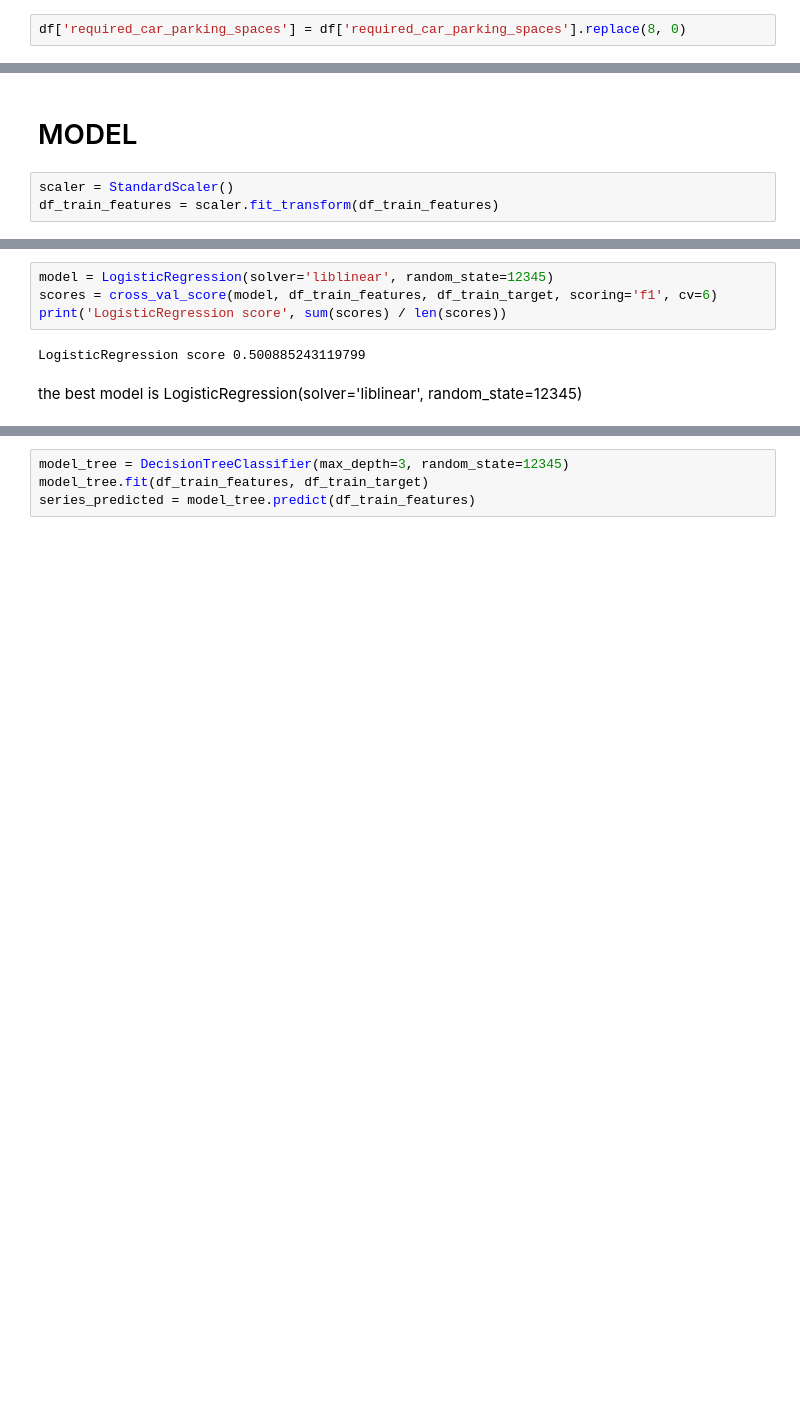
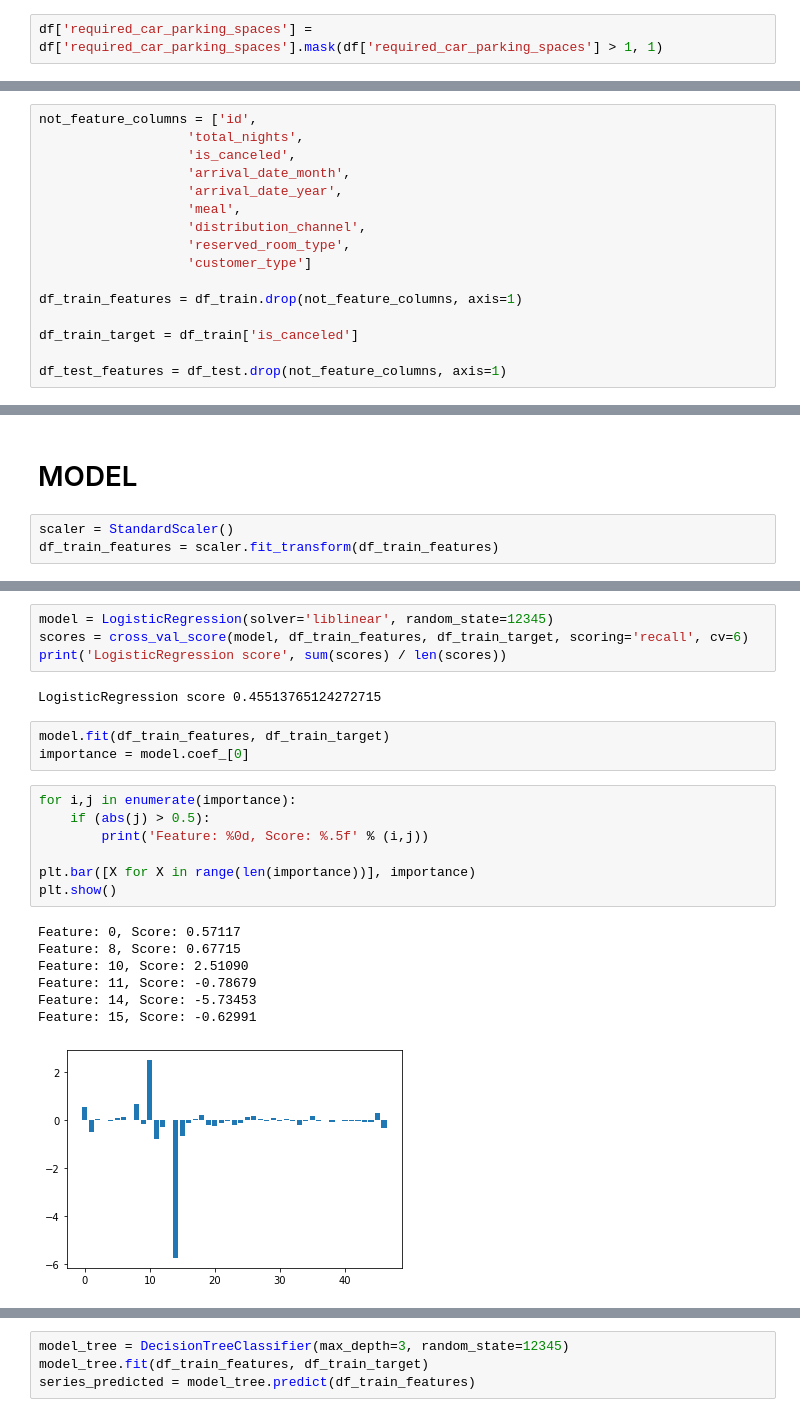
Before and after one commit to vzwork/data_science_project_2, a Jupyter notebook: project_en.ipynb, the cells around one changed output, grey strips where cells are left out. Cells and saved outputs as stored; diff of their text form; blank space fills up the shorter version.

```diff
--- a/project_en.ipynb
+++ b/project_en.ipynb
@@ -693,7 +721,7 @@ Name: required_car_parking_spaces, dtype: int64
 # %% [markdown]
 - 8 parking spots seems like an outlier
 # %%
-df['required_car_parking_spaces'] = df['required_car_parking_spaces'].replace(8, 0)
+df['required_car_parking_spaces'] = df['required_car_parking_spaces'].mask(df['required_car_parking_spaces'] > 1, 1)
 # %%
 print(pd.value_counts(df['required_car_parking_spaces']))
 # %% [output]
@@ -908,0 +923,16 @@ arrival_date_year arrival_date_month
+# %%
+not_feature_columns = ['id',
+                   'total_nights',
+                   'is_canceled',
+                   'arrival_date_month',
+                   'arrival_date_year',
+                   'meal',
+                   'distribution_channel',
+                   'reserved_room_type',
+                   'customer_type']
+
+df_train_features = df_train.drop(not_feature_columns, axis=1)
+
+df_train_target = df_train['is_canceled']
+
+df_test_features = df_test.drop(not_feature_columns, axis=1)
@@ -966,8 +1006,24 @@ best score 0.49216327805383875
 # %%
 model = LogisticRegression(solver='liblinear', random_state=12345)
-scores = cross_val_score(model, df_train_features, df_train_target, scoring='f1', cv=6)
+scores = cross_val_score(model, df_train_features, df_train_target, scoring='recall', cv=6)
 print('LogisticRegression score', sum(scores) / len(scores))
 # %% [output]
-LogisticRegression score 0.500885243119799
+LogisticRegression score 0.45513765124272715
-# %% [markdown]
-the best model is LogisticRegression(solver='liblinear', random_state=12345)
+# %%
+model.fit(df_train_features, df_train_target)
+importance = model.coef_[0]
+# %%
+for i,j in enumerate(importance):
+    if (abs(j) > 0.5):
+        print('Feature: %0d, Score: %.5f' % (i,j))
+
+plt.bar([X for X in range(len(importance))], importance)
+plt.show()
+# %% [output]
+Feature: 0, Score: 0.57117
+Feature: 8, Score: 0.67715
+Feature: 10, Score: 2.51090
+Feature: 11, Score: -0.78679
+Feature: 14, Score: -5.73453
+Feature: 15, Score: -0.62991
+[figure, added]
```
Also changed, not shown: parts of 68 cells of this notebook, 2 other files.
